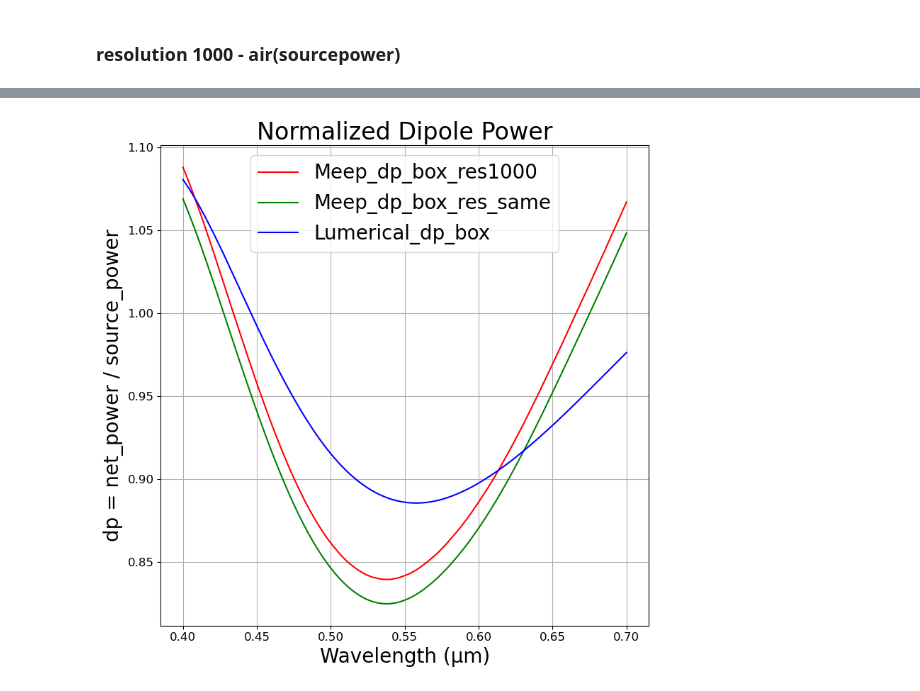
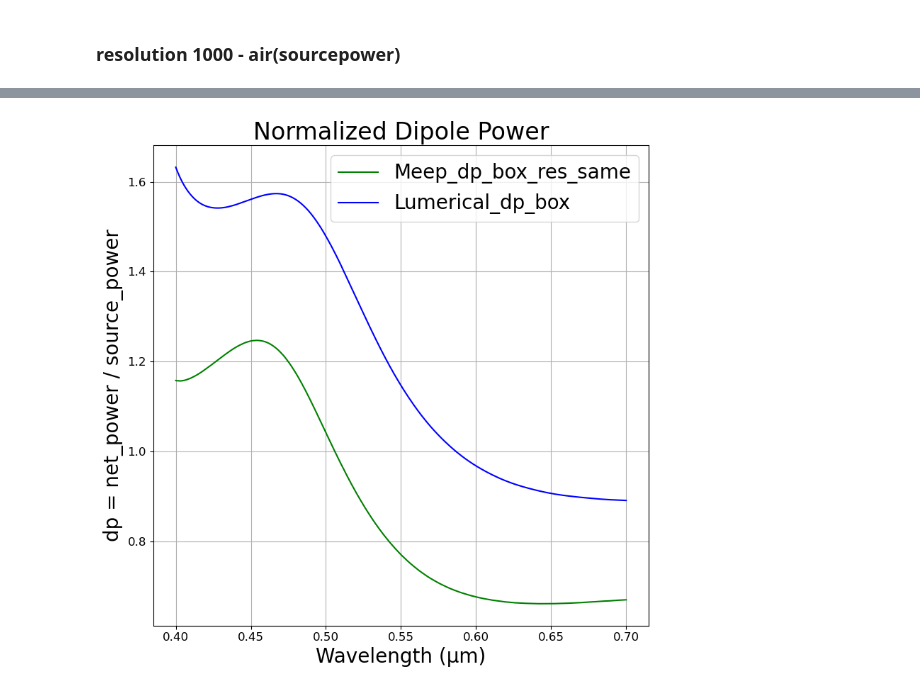
Before and after one commit to M2nion/EIDL, a Jupyter notebook: Tool/Meep/LGD/Meep code/OLED structure/Layer by Layer check/OLED_update_LBL.ipynb, the cells around one changed output, grey strips where cells are left out. Saved outputs shown, nothing was run; the diff lists cells and outputs as text; code cells hidden in the pictures.

```diff
--- a/Tool/Meep/LGD/Meep code/OLED structure/Layer by Layer check/OLED_update_LBL.ipynb
+++ b/Tool/Meep/LGD/Meep code/OLED structure/Layer by Layer check/OLED_update_LBL.ipynb
@@ -245,7 +245,7 @@ Glass_center = mp.Vector3(0, 0.315, 0)
 # %%
 cell_size = mp.Vector3(31, 2, 0)
 
-geometry_fitting_Al = [
+geometry_fitting = [
         # Cathode (하단)
         mp.Block(
             center=Cathode_center,
@@ -299,12 +299,12 @@ sources = [mp.Source(
 sim_fitting = mp.Simulation(
     cell_size=cell_size,
     boundary_layers=boundary_layers,
-    geometry=geometry_fitting_Al[5:6],
+    geometry=geometry_fitting,
     default_material=mp.Medium(index = 1),
     sources=sources,
     resolution=resolution,
     eps_averaging=True,
-    extra_materials=[Cathode, Alq3, aNDP, CoverLayer, Glass]
+    extra_materials=[Cathode, aNDP, Glass]
 )
 # %%
 sim_fitting.plot2D(output_plane = mp.Volume(center=mp.Vector3(0, -0.67, 0), size=mp.Vector3(2, 3, 0)))
@@ -395,7 +391,7 @@ run 0 finished at t = 20.0 (8000 timesteps)
 # %%
 from src_resolution import sourcepower
 
-src_wavelengths, src_power = sourcepower(200)
+src_wavelengths, src_power = sourcepower(100)
 # %% [output]
 -----------
 Initializing structure...
@@ -417,7 +411,7 @@ plt.plot(src_wavelengths, net_power_fitting)
 import numpy as np
 from pathlib import Path
 
-csv_path = Path("/home/min/EIDL/Tool/Meep/LGD/Meep code/OLED structure/Layer by Layer check/RESOLUTION/200_sio2.txt")
+csv_path = Path("/home/min/EIDL/Tool/Meep/LGD/Meep code/OLED structure/Layer by Layer check/RESOLUTION/full/full_100.txt")
 
 # CSV 파일 불러오기
 lumerical_data = np.genfromtxt(csv_path, delimiter=",")
@@ -453,36 +457,37 @@ wavelengths = 1 / np.array(mp.get_flux_freqs(box_power_fitting))
 
 plt.figure(figsize=(8, 8))
 
 # plot 순서
-plt.plot(wavelengths, dp_fitting, label='Meep_dp_box_res1000', color='red')
+# plt.plot(wavelengths, dp_fitting, label='Meep_dp_box_res1000', color='red')
 plt.plot(wavelengths, dp_fitting_100, label='Meep_dp_box_res_same', color='green')
 plt.plot(wavelengths, lumerical, label='Lumerical_dp_box', color='blue')
-# plt.plot(wavelengths, lumerical_com, label='Lumerical_dp_box_', color='purple')
+# plt.plot(wavelengths, no_pattern_func, label='no pattern func', color='purple')
+# plt.plot(wavelengths, no_pattern_box, label='no pattern box', color='cyan')
 
 # plt.plot(wavelength_sliced_nofunc, Al_power_sliced_nofunc, label='Lumerical dp', color='green')
 
 
 # 축 레이블 (굵게 + 크기 조정)
 plt.xlabel("Wavelength (μm)", fontsize=20)
 plt.ylabel("dp = net_power / source_power", fontsize=20)
 
 # 제목 (굵게 + 크기 조정)
 plt.title("Normalized Dipole Power", fontsize=24)
 
 # 눈금 폰트 크기 조정
 plt.xticks(fontsize=12)
 plt.yticks(fontsize=12)
 
 # 범례 (폰트 크기 조정 + 굵게)
-plt.legend(fontsize=20, frameon=True,)
+plt.legend(loc='upper right', fontsize=20, frameon=True,)
 
 # 기타 설정
 plt.grid(True)
 plt.tight_layout()
 # plt.ylim([0, 1.5])
 # plt.xlim([0.4, 0.7])
 plt.show()
 # %% [output]
-[figure, old version]
+[figure, new version]
 # %%
 # === Relative Error 계산 === #
```
Also changed, not shown: parts of 12 cells of this notebook, 38 other files.
